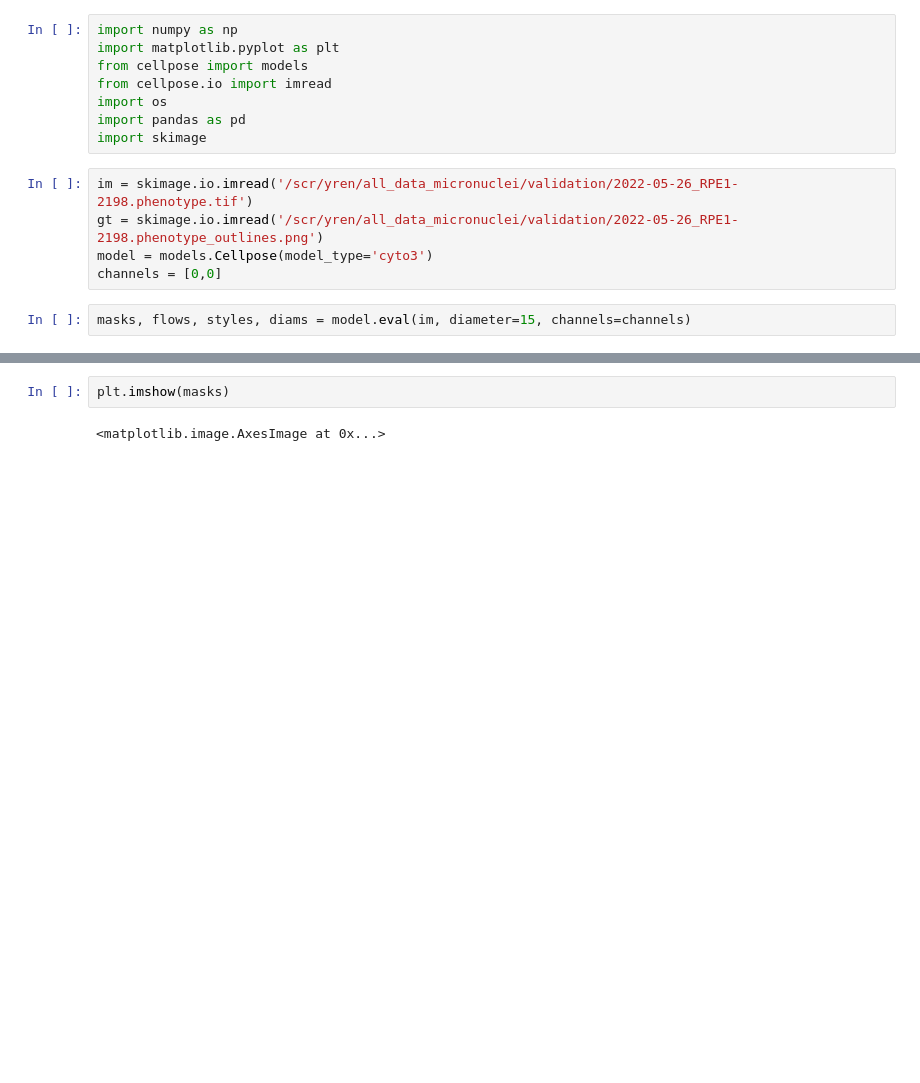
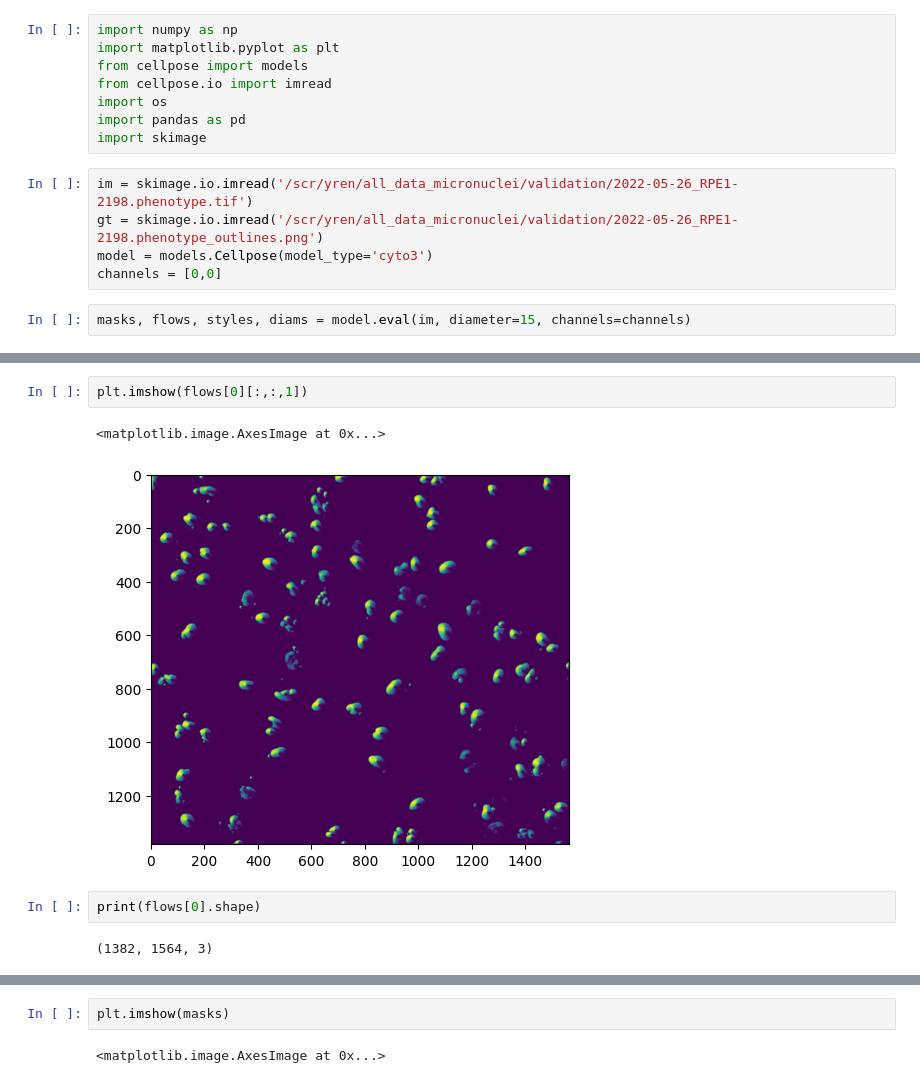
Before and after one commit to CaicedoLab/micronuclei-detection, a Jupyter notebook: notebooks/cellpose.ipynb, the cells around one changed output, grey strips where cells are left out. Drawn from its saved outputs; the diff is of its cells as text; blank space fills up the shorter version.

```diff
--- a/notebooks/cellpose.ipynb
+++ b/notebooks/cellpose.ipynb
@@ -79,0 +113,9 @@ masks, flows, styles, diams = model.eval(im, diameter=15, channels=channels)
+# %%
+plt.imshow(flows[0][:,:,1])
+# %% [output]
+<matplotlib.image.AxesImage at 0x...>
+[figure, added]
+# %%
+print(flows[0].shape)
+# %% [output]
+(1382, 1564, 3)
```
Also changed, not shown: parts of 7 cells of this notebook, 2 other files.
